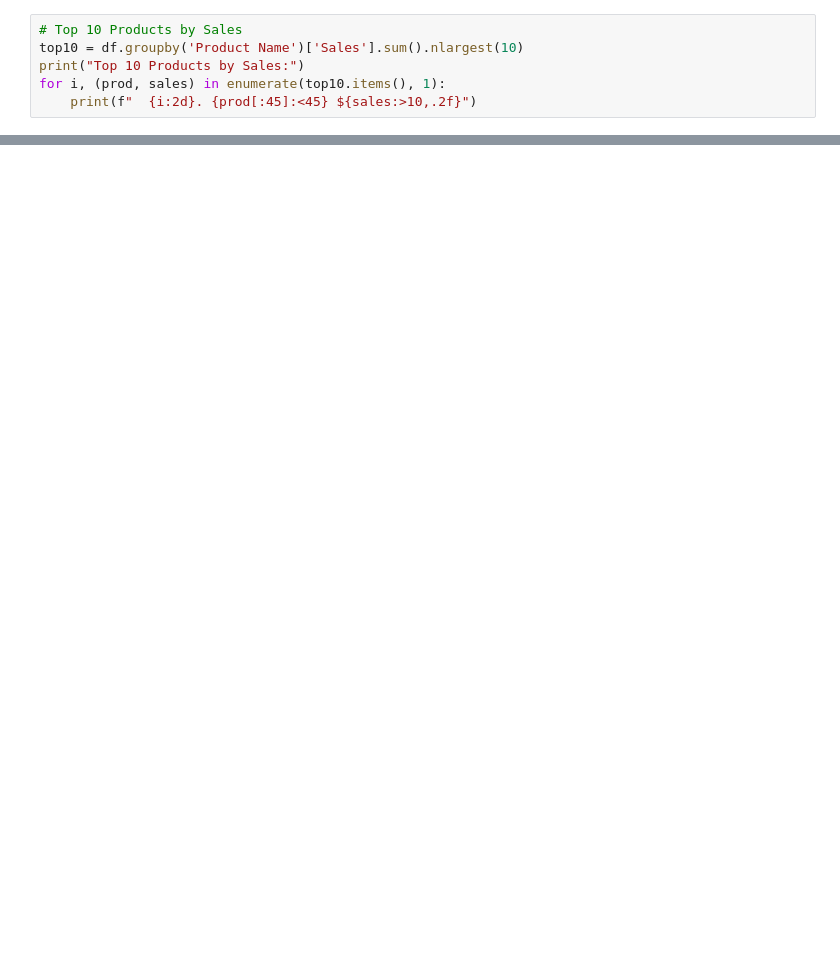
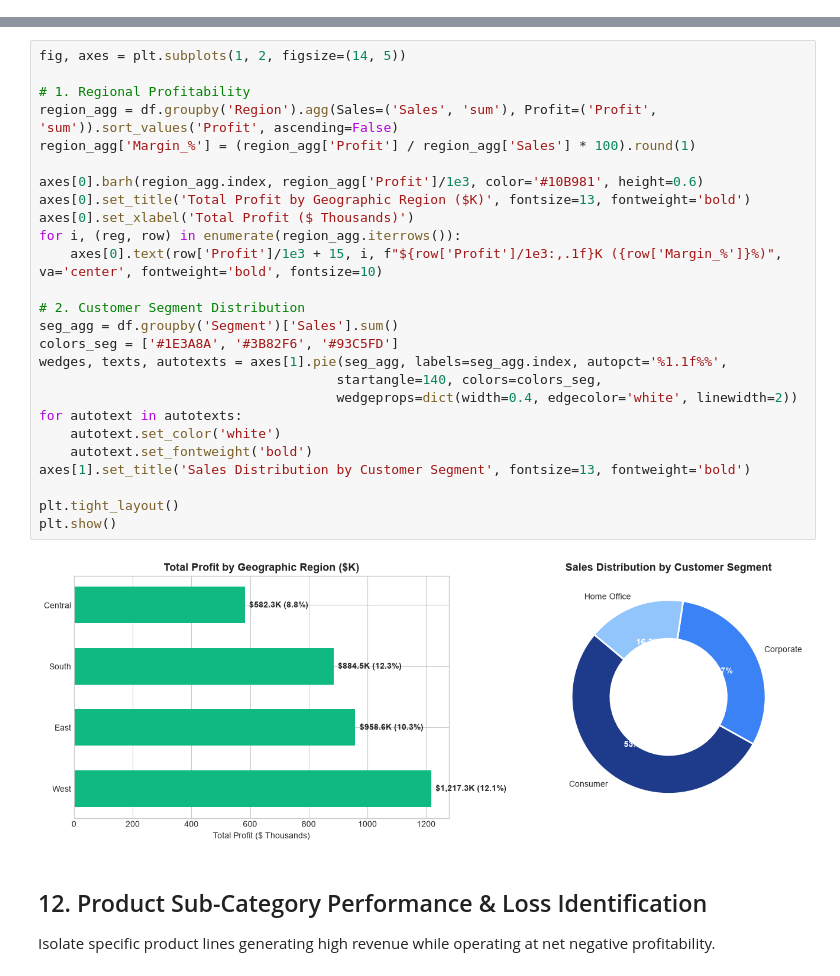
Before and after one commit to tusharymarathe-cmyk/ecommerce-sales-analysis, a Jupyter notebook: notebooks/EDA_Analysis.ipynb, the cells around one changed output, grey strips where cells are left out. Drawn from its saved outputs; the diff is of its cells as text; blank space fills up the shorter version.

```diff
--- a/notebooks/EDA_Analysis.ipynb
+++ b/notebooks/EDA_Analysis.ipynb
@@ -190,6 +0,0 @@ print(f"  Average month: ${monthly['Monthly_Sales'].mean():,.2f}")
-# %%
-# Top 10 Products by Sales
-top10 = df.groupby('Product Name')['Sales'].sum().nlargest(10)
-print("Top 10 Products by Sales:")
-for i, (prod, sales) in enumerate(top10.items(), 1):
-    print(f"  {i:2d}. {prod[:45]:<45} ${sales:>10,.2f}")
@@ -308,0 +385,31 @@ Based on analysis of 9,994 synthetic sales transactions (Jan 2020 – Dec 2023):
+# %%
+fig, axes = plt.subplots(1, 2, figsize=(14, 5))
+
+# 1. Regional Profitability
+region_agg = df.groupby('Region').agg(Sales=('Sales', 'sum'), Profit=('Profit', 'sum')).sort_values('Profit', ascending=False)
+region_agg['Margin_%'] = (region_agg['Profit'] / region_agg['Sales'] * 100).round(1)
+
+axes[0].barh(region_agg.index, region_agg['Profit']/1e3, color='#10B981', height=0.6)
+axes[0].set_title('Total Profit by Geographic Region ($K)', fontsize=13, fontweight='bold')
+axes[0].set_xlabel('Total Profit ($ Thousands)')
+for i, (reg, row) in enumerate(region_agg.iterrows()):
+    axes[0].text(row['Profit']/1e3 + 15, i, f"${row['Profit']/1e3:,.1f}K ({row['Margin_%']}%)", va='center', fontweight='bold', fontsize=10)
+
+# 2. Customer Segment Distribution
+seg_agg = df.groupby('Segment')['Sales'].sum()
+colors_seg = ['#1E3A8A', '#3B82F6', '#93C5FD']
+wedges, texts, autotexts = axes[1].pie(seg_agg, labels=seg_agg.index, autopct='%1.1f%%',
+                                      startangle=140, colors=colors_seg,
+                                      wedgeprops=dict(width=0.4, edgecolor='white', linewidth=2))
+for autotext in autotexts:
+    autotext.set_color('white')
+    autotext.set_fontweight('bold')
+axes[1].set_title('Sales Distribution by Customer Segment', fontsize=13, fontweight='bold')
+
+plt.tight_layout()
+plt.show()
+# %% [output]
+[figure, added]
+# %% [markdown]
+## 12. Product Sub-Category Performance & Loss Identification
+Isolate specific product lines generating high revenue while operating at net negative profitability.
```
Also changed, not shown: parts of 57 cells of this notebook, 5 other files.
